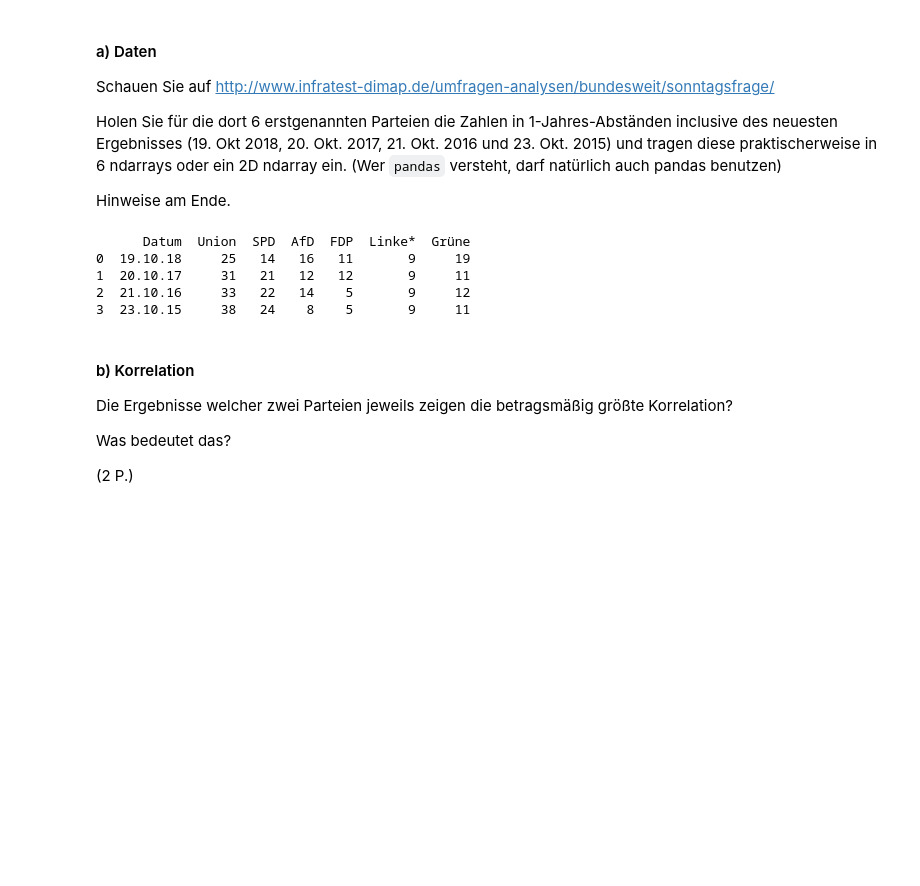
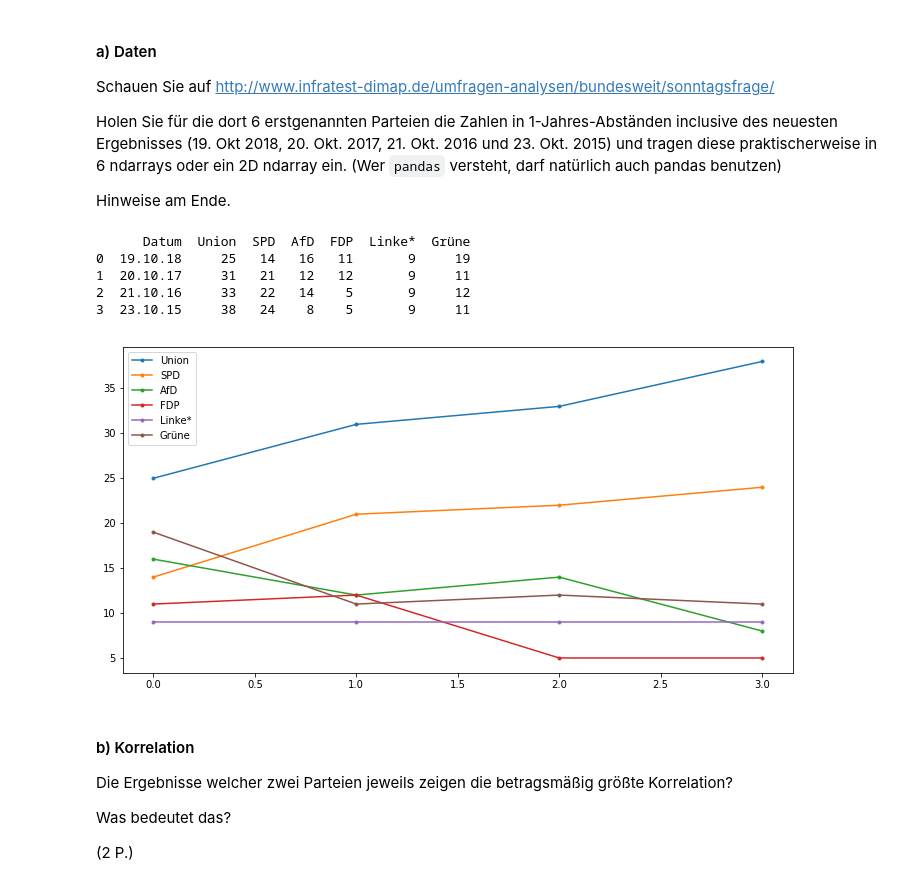
Before and after one commit to o-course/inf3223, a Jupyter notebook: ubung/A02_Aufgaben.ipynb, the cells around one changed output. Drawn from its saved outputs; the diff is of its cells as text; code cells hidden in the pictures; blank space fills up the shorter version.

```diff
--- a/ubung/A02_Aufgaben.ipynb
+++ b/ubung/A02_Aufgaben.ipynb
@@ -167,15 +189,26 @@ Holen Sie für die dort 6 erstgenannten Parteien die Zahlen in 1-Jahres-Abständ
 (Wer `pandas` versteht, darf natürlich auch pandas benutzen)
 
 Hinweise am Ende.
-# %%
-dates = votes['Datum']
-print(votes)
-# %% [output]
-      Datum  Union  SPD  AfD  FDP  Linke*  Grüne
-0  19.10.18     25   14   16   11       9     19
-1  20.10.17     31   21   12   12       9     11
-2  21.10.16     33   22   14    5       9     12
-3  23.10.15     38   24    8    5       9     11
+# %%
+dates = votes['Datum']
+parties = np.array(['Union', 'SPD', 'AfD', 'FDP', 'Linke*', 'Grüne'])
+print(votes)
+fig = plt.figure(figsize=(12,6))
+plt.plot(votes.Union, '.-')
+plt.plot(votes.SPD, '.-')
+plt.plot(votes.AfD, '.-')
+plt.plot(votes.FDP, '.-')
+plt.plot(votes['Linke*'], '.-')
+plt.plot(votes.Grüne, '.-')
+plt.legend(parties);
+# plt.xticks(votes.Datum.values)
+# %% [output]
+      Datum  Union  SPD  AfD  FDP  Linke*  Grüne
+0  19.10.18     25   14   16   11       9     19
+1  20.10.17     31   21   12   12       9     11
+2  21.10.16     33   22   14    5       9     12
+3  23.10.15     38   24    8    5       9     11
+[figure, added]
 # %% [markdown]
 #### b) Korrelation
 
```
Also changed, not shown: parts of 20 cells of this notebook.
